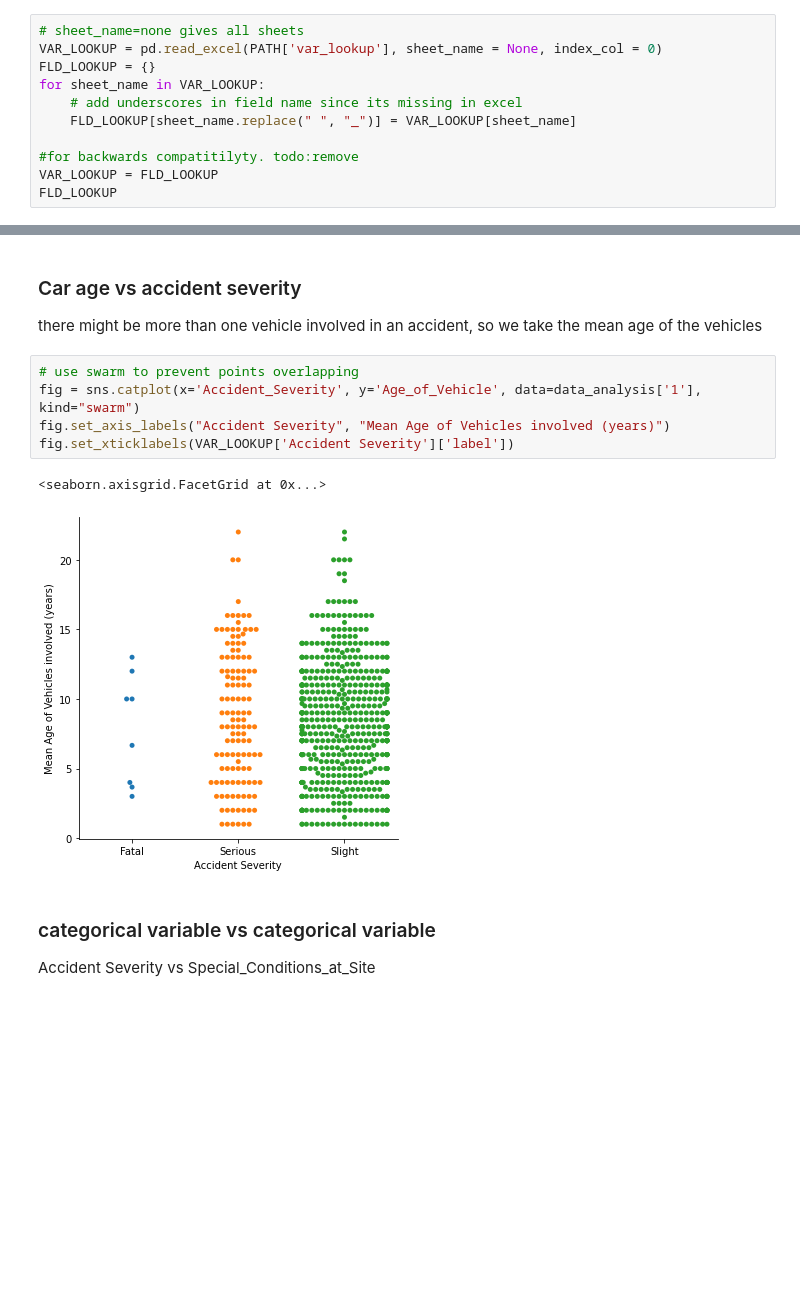
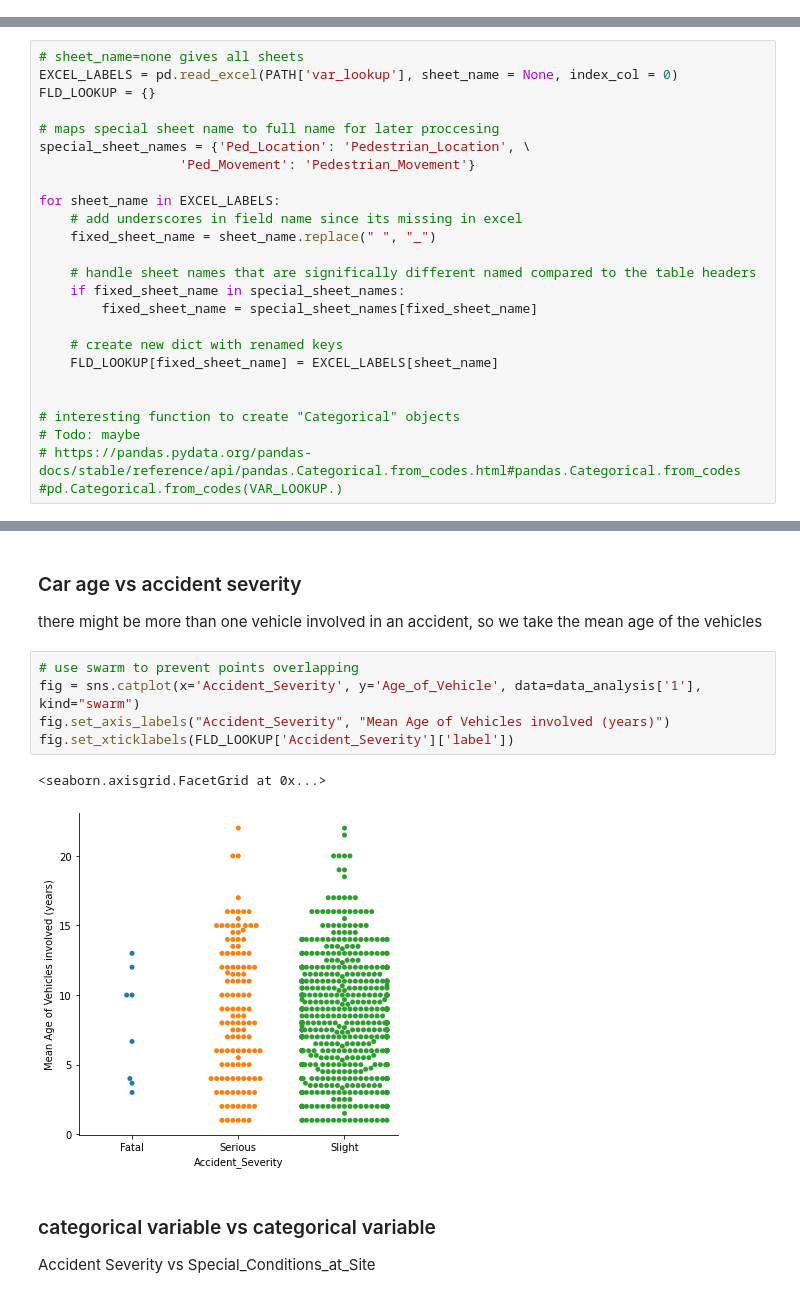
Before and after one commit to mfoman/fyp2021p01lectures, a Jupyter notebook: notebooks/fyp2021p01lectures_draft.ipynb, the cells around one changed output, grey strips where cells are left out. Drawn from its saved outputs; the diff is of its cells as text; blank space fills up the shorter version.

```diff
--- a/notebooks/fyp2021p01lectures_draft.ipynb
+++ b/notebooks/fyp2021p01lectures_draft.ipynb
@@ -50,14 +50,3 @@ PATH['vehicles'] = PATH['interim'] / "bradford_vehicles.csv"
 
 #Other paths
 PATH['var_lookup'] = PATH['references'] / 'variable lookup.xls'
-# %%
-# sheet_name=none gives all sheets
-VAR_LOOKUP = pd.read_excel(PATH['var_lookup'], sheet_name = None, index_col = 0)
-FLD_LOOKUP = {}
-for sheet_name in VAR_LOOKUP:
-    # add underscores in field name since its missing in excel
-    FLD_LOOKUP[sheet_name.replace(" ", "_")] = VAR_LOOKUP[sheet_name]
-
-#for backwards compatitilyty. todo:remove
-VAR_LOOKUP = FLD_LOOKUP
-FLD_LOOKUP
@@ -87,3 +57,28 @@ FLD_LOOKUP
+# %%
+# sheet_name=none gives all sheets
+EXCEL_LABELS = pd.read_excel(PATH['var_lookup'], sheet_name = None, index_col = 0)
+FLD_LOOKUP = {}
+
+# maps special sheet name to full name for later proccesing
+special_sheet_names = {'Ped_Location': 'Pedestrian_Location', \
+                  'Ped_Movement': 'Pedestrian_Movement'}
+
+for sheet_name in EXCEL_LABELS:
+    # add underscores in field name since its missing in excel
+    fixed_sheet_name = sheet_name.replace(" ", "_")
+
+    # handle sheet names that are significally different named compared to the table headers
+    if fixed_sheet_name in special_sheet_names:
+        fixed_sheet_name = special_sheet_names[fixed_sheet_name]
+
+    # create new dict with renamed keys
+    FLD_LOOKUP[fixed_sheet_name] = EXCEL_LABELS[sheet_name]
+
+
+# interesting function to create "Categorical" objects
+# Todo: maybe
+# https://pandas.pydata.org/pandas-docs/stable/reference/api/pandas.Categorical.from_codes.html#pandas.Categorical.from_codes
+#pd.Categorical.from_codes(VAR_LOOKUP.)
 # %% [markdown]
 ### Load raw data
 # %% [markdown]
@@ -709,11 +692,11 @@ there might be more than one vehicle involved in an accident, so we take the mea
 # %%
 # use swarm to prevent points overlapping
 fig = sns.catplot(x='Accident_Severity', y='Age_of_Vehicle', data=data_analysis['1'], kind="swarm")
-fig.set_axis_labels("Accident Severity", "Mean Age of Vehicles involved (years)")
-fig.set_xticklabels(VAR_LOOKUP['Accident Severity']['label'])
+fig.set_axis_labels("Accident_Severity", "Mean Age of Vehicles involved (years)")
+fig.set_xticklabels(FLD_LOOKUP['Accident_Severity']['label'])
 # %% [output]
 <seaborn.axisgrid.FacetGrid at 0x...>
-[figure, old version]
+[figure, new version]
 # %% [markdown]
 ### categorical variable vs categorical variable
 Accident Severity vs Special_Conditions_at_Site
```
Also changed, not shown: parts of 37 cells of this notebook, 1 other file.
